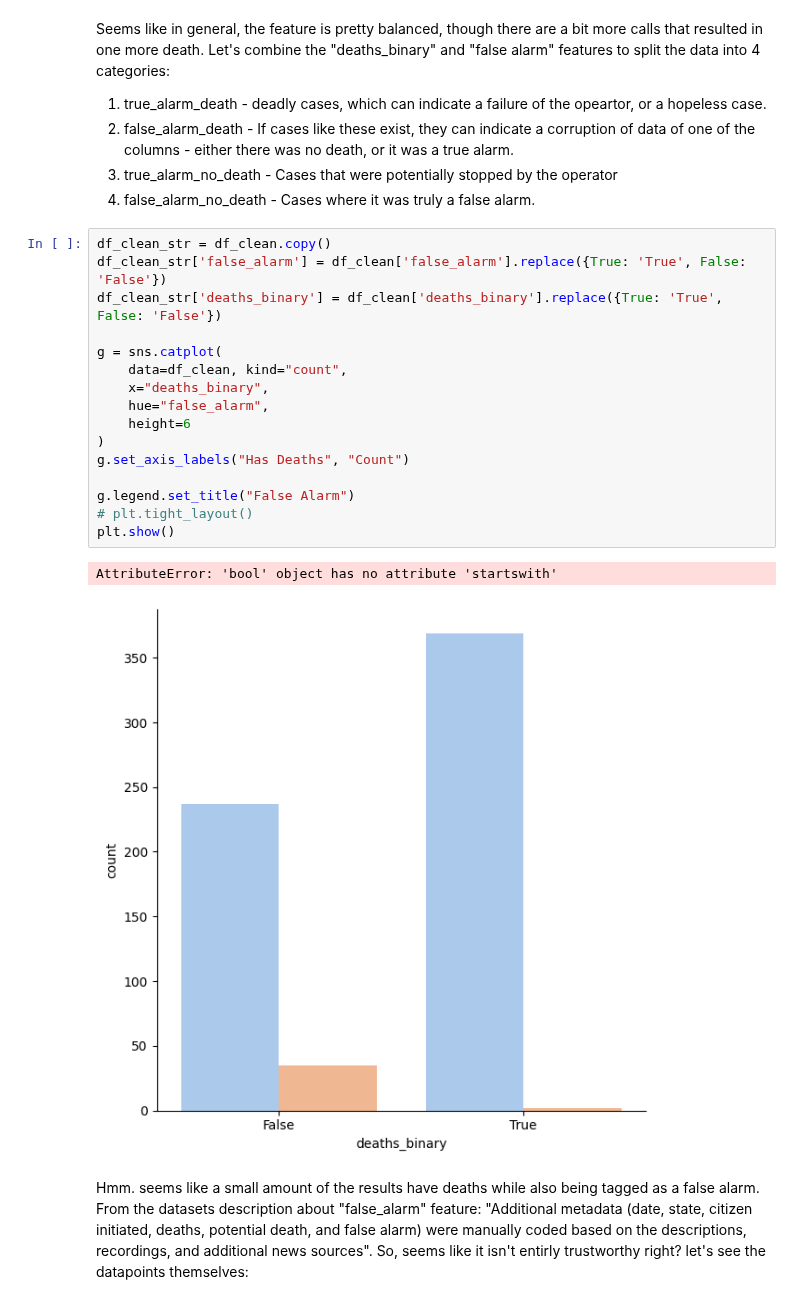
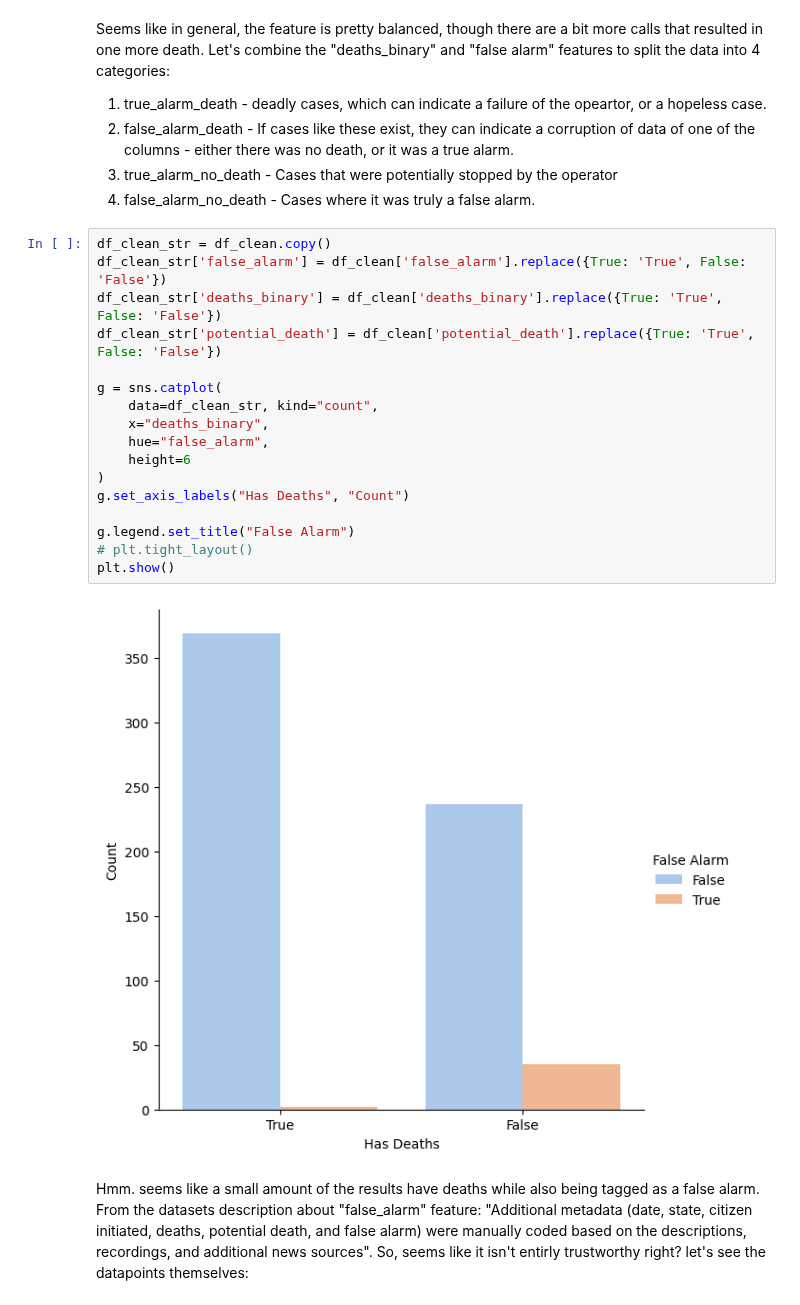
Before and after one commit to ramwtz/data-science-project, a Jupyter notebook: csv_eda.ipynb, the cells around one changed output. Drawn from its saved outputs; the diff is of its cells as text.

```diff
--- a/csv_eda.ipynb
+++ b/csv_eda.ipynb
@@ -263,22 +263,22 @@ Let's combine the "deaths_binary" and "false alarm" features to split the data i
 # %%
 df_clean_str = df_clean.copy()
 df_clean_str['false_alarm'] = df_clean['false_alarm'].replace({True: 'True', False: 'False'})
 df_clean_str['deaths_binary'] = df_clean['deaths_binary'].replace({True: 'True', False: 'False'})
+df_clean_str['potential_death'] = df_clean['potential_death'].replace({True: 'True', False: 'False'})
 
 g = sns.catplot(
-    data=df_clean, kind="count",
+    data=df_clean_str, kind="count",
     x="deaths_binary",
     hue="false_alarm",
     height=6
 )
 g.set_axis_labels("Has Deaths", "Count")
 
 g.legend.set_title("False Alarm")
 # plt.tight_layout()
 plt.show()
 # %% [output]
-AttributeError: 'bool' object has no attribute 'startswith'
-[figure, old version]
+[figure, new version]
 # %% [markdown]
 Hmm. seems like a small amount of the results have deaths while also being tagged as a false alarm. From the datasets description about "false_alarm" feature: "Additional metadata (date, state, citizen initiated, deaths, potential death, and false alarm) were manually coded based on the descriptions, recordings, and additional news sources". So, seems like it isn't entirly trustworthy right? let's see the datapoints themselves:
 # %%
```
Also changed, not shown: parts of 2 cells of this notebook.
